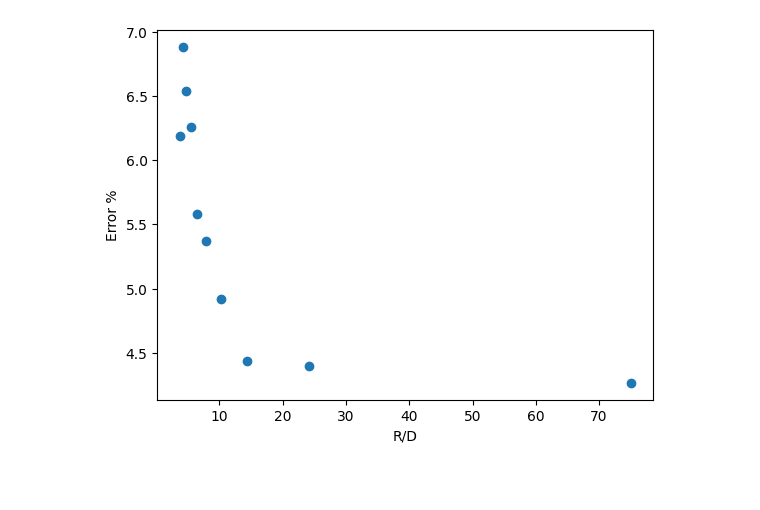
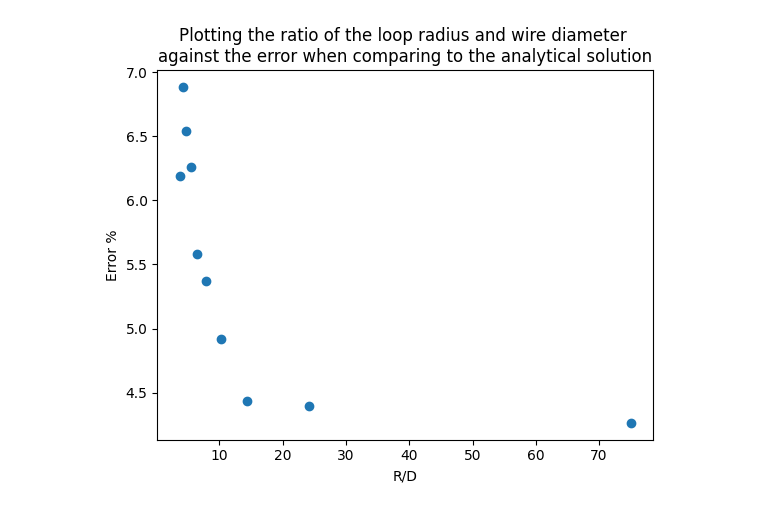
Before and after one commit to 23572027/SkripsieCode, a Jupyter notebook: cpp/noiseEX/testfiles/aVSn/analyseResults.ipynb, the cells around one changed output. Cells and saved outputs as stored; diff of their text form; code cells hidden in the pictures; blank space fills up the shorter version.

```diff
--- a/cpp/noiseEX/testfiles/aVSn/analyseResults.ipynb
+++ b/cpp/noiseEX/testfiles/aVSn/analyseResults.ipynb
@@ -10,7 +23,8 @@ res["error%"] = res["error"]/res["Analytic"] * 100
 # %%
 plt.scatter(res["R/D"],res["error%"])
 plt.ylabel("Error %")
 plt.xlabel("R/D")
+plt.title("Plotting the ratio of the loop radius and wire diameter \nagainst the error when comparing to the analytical solution")
 plt.show()
 # %% [output]
-[figure, old version]
+[figure, new version]
```
Also changed, not shown: parts of 1 cell of this notebook, 1 other file.
